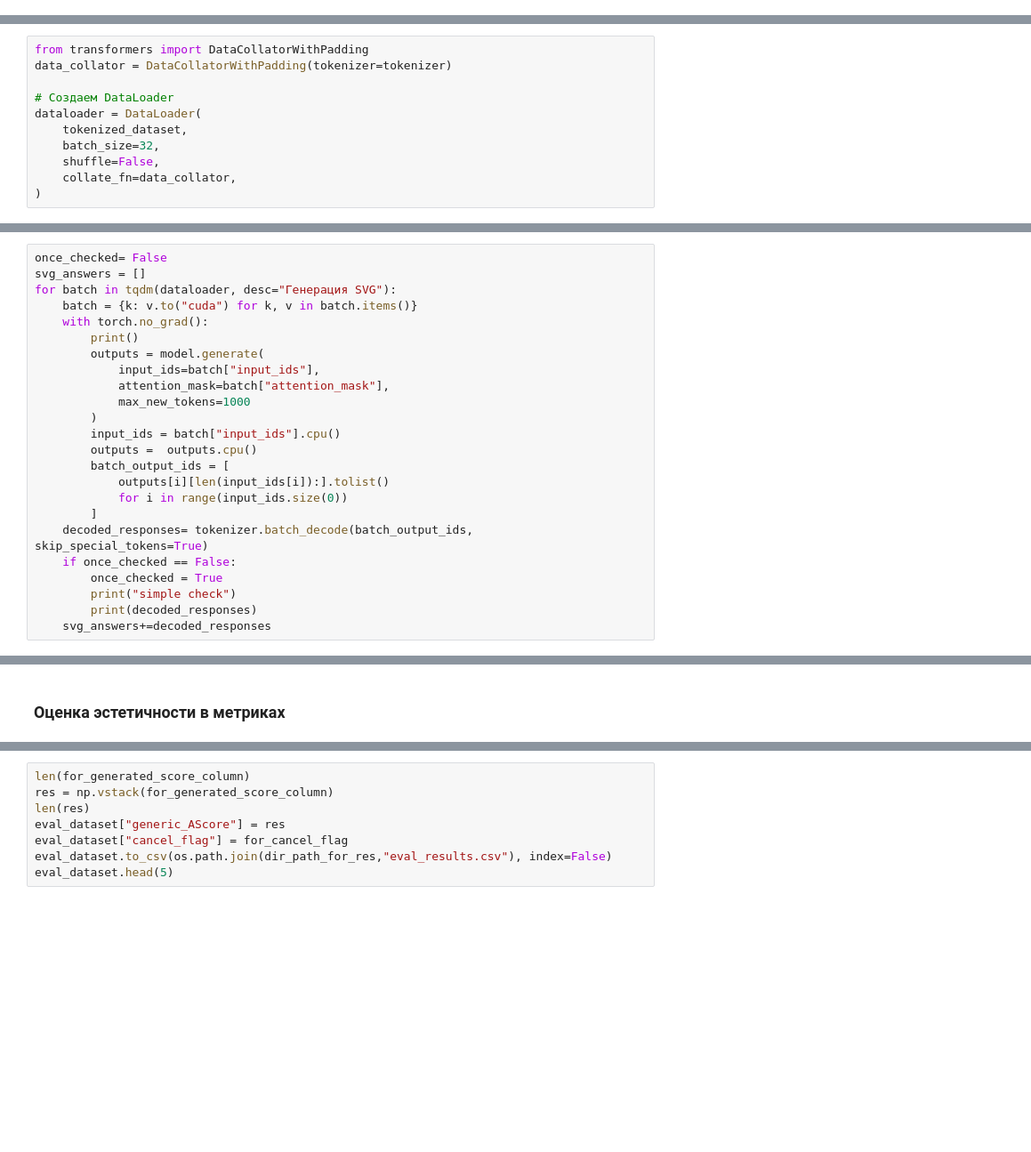
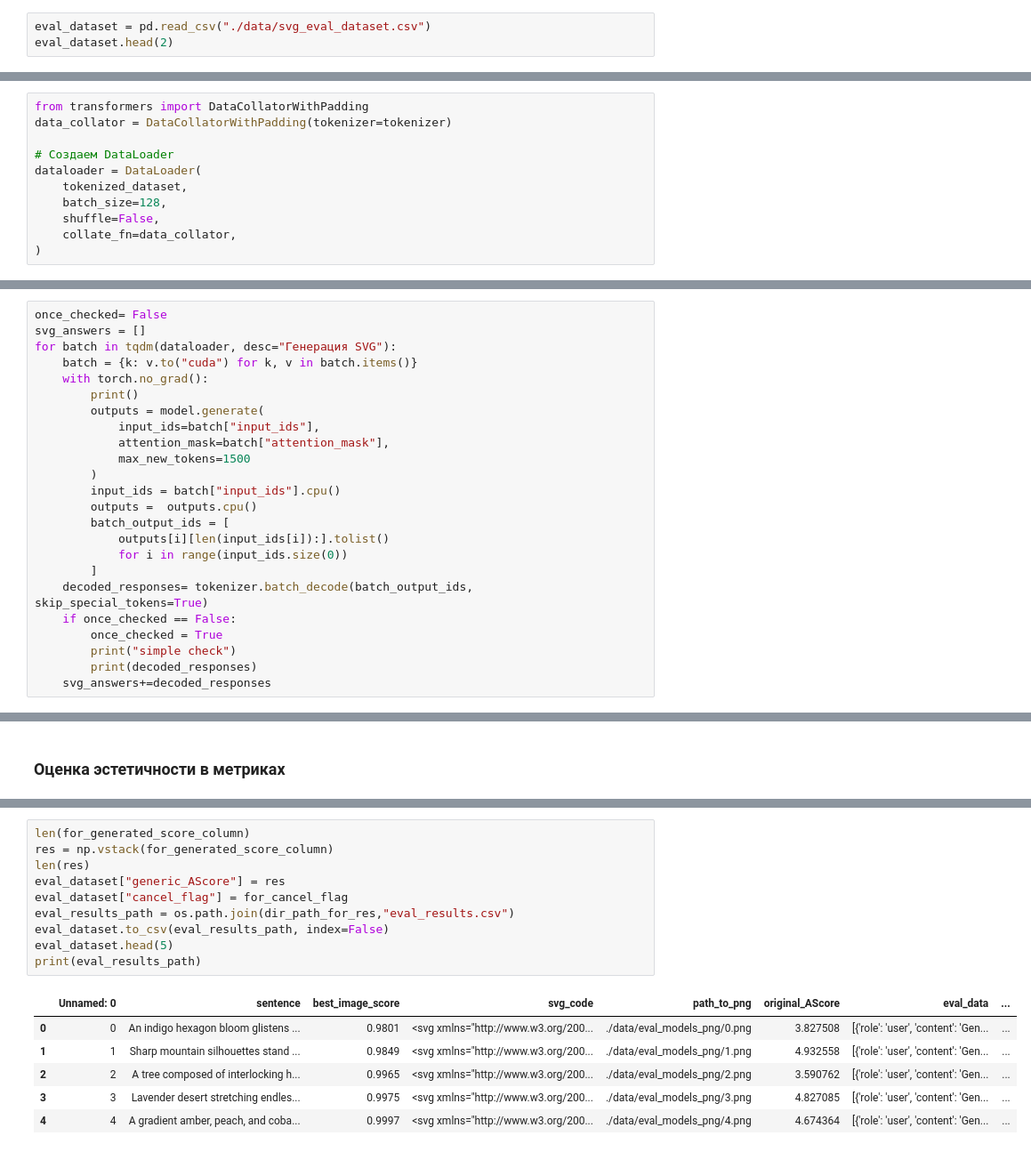
Before and after one commit to teodor-r/TextToSvg, a Jupyter notebook: evaluate.ipynb, the cells around one changed output, grey strips where cells are left out. Shown at 89% size. Saved outputs shown, nothing was run; the diff lists cells and outputs as text; blank space fills up the shorter version.

```diff
--- a/evaluate.ipynb
+++ b/evaluate.ipynb
@@ -258,3 +261,6 @@ eval_dataset.head(5)
 | 4 | 4 | A gradient amber, peach, and coba... | 0.9997 | <svg xmlns="http://www.w3.org/200... | ./data/eval_models_png/4.png | 4.674364 |
 # %% [markdown]
 #### Генерируем SVG сами из датасета
+# %%
+eval_dataset = pd.read_csv("./data/svg_eval_dataset.csv")
+eval_dataset.head(2)
@@ -345,7 +355,7 @@ data_collator = DataCollatorWithPadding(tokenizer=tokenizer)
 # Создаем DataLoader
 dataloader = DataLoader(
     tokenized_dataset,
-    batch_size=32,
+    batch_size=128,
     shuffle=False,
     collate_fn=data_collator,
 )
@@ -379,7 +389,7 @@ for batch in tqdm(dataloader, desc="Генерация SVG"):
         outputs = model.generate(
             input_ids=batch["input_ids"],
             attention_mask=batch["attention_mask"],
-            max_new_tokens=1000
+            max_new_tokens=1500
         )
         input_ids = batch["input_ids"].cpu()
         outputs =  outputs.cpu()
@@ -489,8 +512,17 @@ for i in tqdm(range(0, len(temp), num_processes),
 # %%
 len(for_generated_score_column)
 res = np.vstack(for_generated_score_column)
 len(res)
 eval_dataset["generic_AScore"] = res
 eval_dataset["cancel_flag"] = for_cancel_flag
-eval_dataset.to_csv(os.path.join(dir_path_for_res,"eval_results.csv"), index=False)
+eval_results_path = os.path.join(dir_path_for_res,"eval_results.csv")
+eval_dataset.to_csv(eval_results_path, index=False)
 eval_dataset.head(5)
+print(eval_results_path)
+# %% [output]
+|  | Unnamed: 0 | sentence | best_image_score | svg_code | path_to_png | original_AScore | eval_data | ... |
+| 0 | 0 | An indigo hexagon bloom glistens ... | 0.9801 | <svg xmlns="http://www.w3.org/200... | ./data/eval_models_png/0.png | 3.827508 | [{'role': 'user', 'content': 'Gen... | ... |
+| 1 | 1 | Sharp mountain silhouettes stand ... | 0.9849 | <svg xmlns="http://www.w3.org/200... | ./data/eval_models_png/1.png | 4.932558 | [{'role': 'user', 'content': 'Gen... | ... |
+| 2 | 2 | A tree composed of interlocking h... | 0.9965 | <svg xmlns="http://www.w3.org/200... | ./data/eval_models_png/2.png | 3.590762 | [{'role': 'user', 'content': 'Gen... | ... |
+| 3 | 3 | Lavender desert stretching endles... | 0.9975 | <svg xmlns="http://www.w3.org/200... | ./data/eval_models_png/3.png | 4.827085 | [{'role': 'user', 'content': 'Gen... | ... |
+| 4 | 4 | A gradient amber, peach, and coba... | 0.9997 | <svg xmlns="http://www.w3.org/200... | ./data/eval_models_png/4.png | 4.674364 | [{'role': 'user', 'content': 'Gen... | ... |
```
Also changed, not shown: parts of 19 cells of this notebook, 3 other files.
